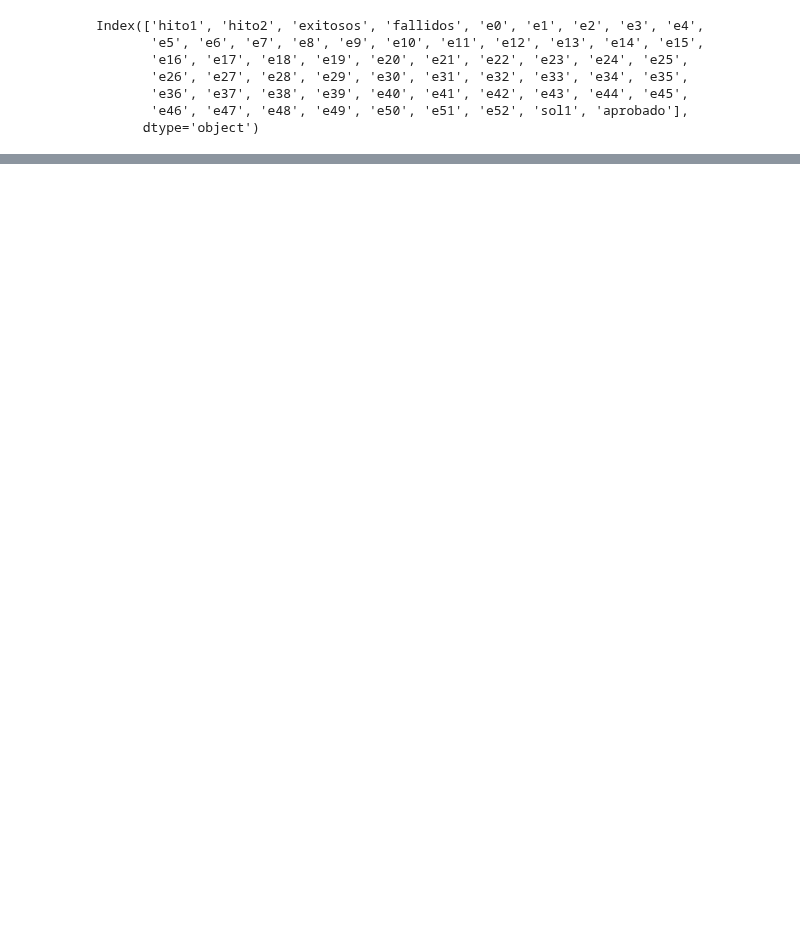
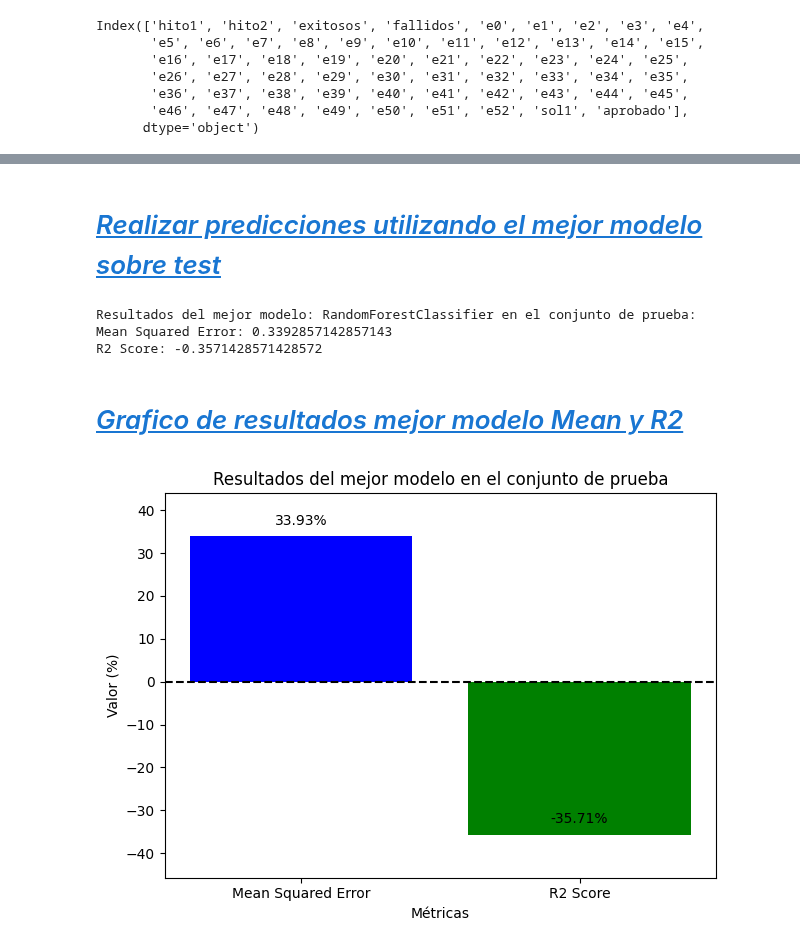
Before and after one commit to tonporaqui/tesis, a Jupyter notebook: jupyter_notebook/notebooks/compara_algoritmos.ipynb, the cells around one changed output, grey strips where cells are left out. Drawn from its saved outputs; the diff is of its cells as text; code cells hidden in the pictures; blank space fills up the shorter version.

```diff
--- a/jupyter_notebook/notebooks/compara_algoritmos.ipynb
+++ b/jupyter_notebook/notebooks/compara_algoritmos.ipynb
@@ -294,0 +299,57 @@ for model in models_clasificacion:
+# %% [markdown]
+# <a id='toc11_'></a>[_Realizar predicciones utilizando el mejor modelo sobre test_](#toc0_)
+# %%
+best_model_search = None
+
+# Buscar el objeto del mejor modelo en la lista de modelos
+for model in models_clasificacion:
+    if model.__class__.__name__ == best_model:
+        best_model_search = model
+        break
+
+best_model_search.fit(X_train, y_train)  # Ajustar el mejor modelo en los datos de entrenamiento
+y_pred = best_model_search.predict(X_test)  # Realizar predicciones utilizando el mejor modelo
+
+# Calcular y mostrar los resultados obtenidos del mejor modelo
+mse = mean_squared_error(y_test, y_pred)  # Calcular el Mean Squared Error
+r2 = r2_score(y_test, y_pred)  # Calcular el R2 Score
+
+print("Resultados del mejor modelo:", best_model, "en el conjunto de prueba:")
+print("Mean Squared Error:", mse)
+print("R2 Score:", r2)
+# %% [output]
+Resultados del mejor modelo: RandomForestClassifier en el conjunto de prueba:
+Mean Squared Error: 0.3392857142857143
+R2 Score: -0.3571428571428572
+# %% [markdown]
+# <a id='toc12_'></a>[_Grafico de resultados mejor modelo Mean y R2_](#toc0_)
+# %%
+# Definir los datos
+resultados = [mse, r2]
+metricas = ["Mean Squared Error", "R2 Score"]
+colores = ['b', 'g']  # Colores para las barras
+
+# Convertir los valores a porcentaje
+resultados_porcentaje = [valor * 100 for valor in resultados]
+
+# Crear el gráfico de barras
+plt.bar(metricas, resultados_porcentaje, color=colores)
+
+# Establecer límites del eje y
+plt.ylim(min(resultados_porcentaje) - 10, max(resultados_porcentaje) + 10)
+
+# Agregar una línea en el punto cero del eje y
+plt.axhline(0, color='black', linestyle='--')
+
+# Agregar los valores en forma de porcentaje como etiquetas
+for i, valor_porcentaje in enumerate(resultados_porcentaje):
+    plt.text(i, valor_porcentaje + 2, f"{valor_porcentaje:.2f}%", ha='center', va='bottom')
+
+# Mostrar el gráfico
+plt.xlabel("Métricas")
+plt.ylabel("Valor (%)")
+plt.title("Resultados del mejor modelo en el conjunto de prueba")
+plt.tight_layout()
+plt.show()
+# %% [output]
+[figure, added]
```
Also changed, not shown: parts of 47 cells of this notebook, 5 other files.
